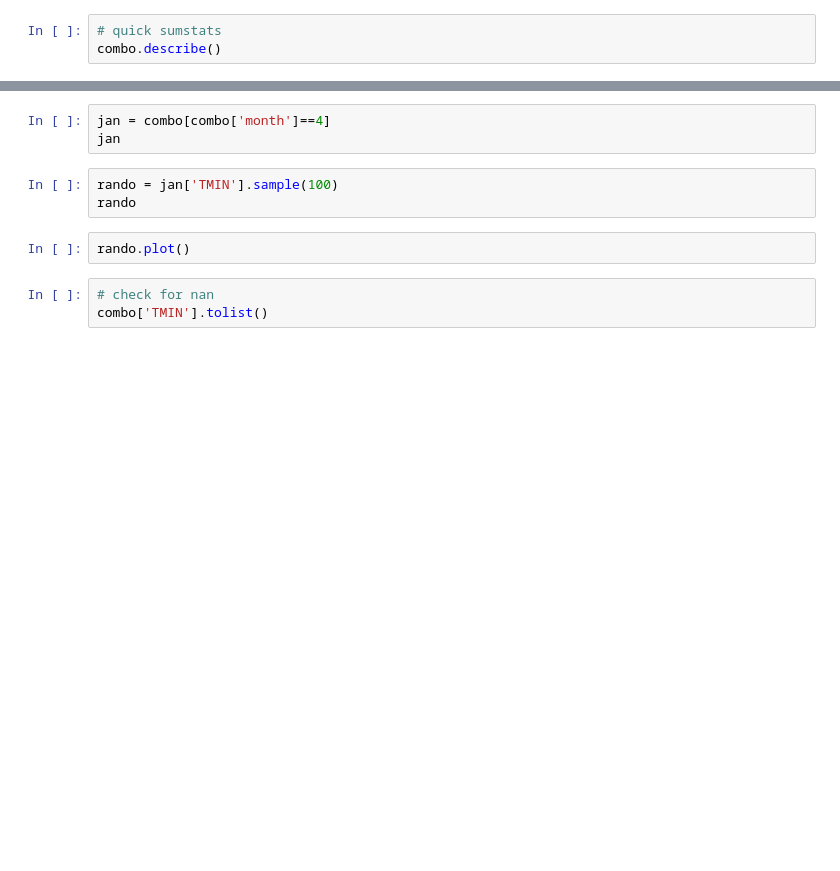
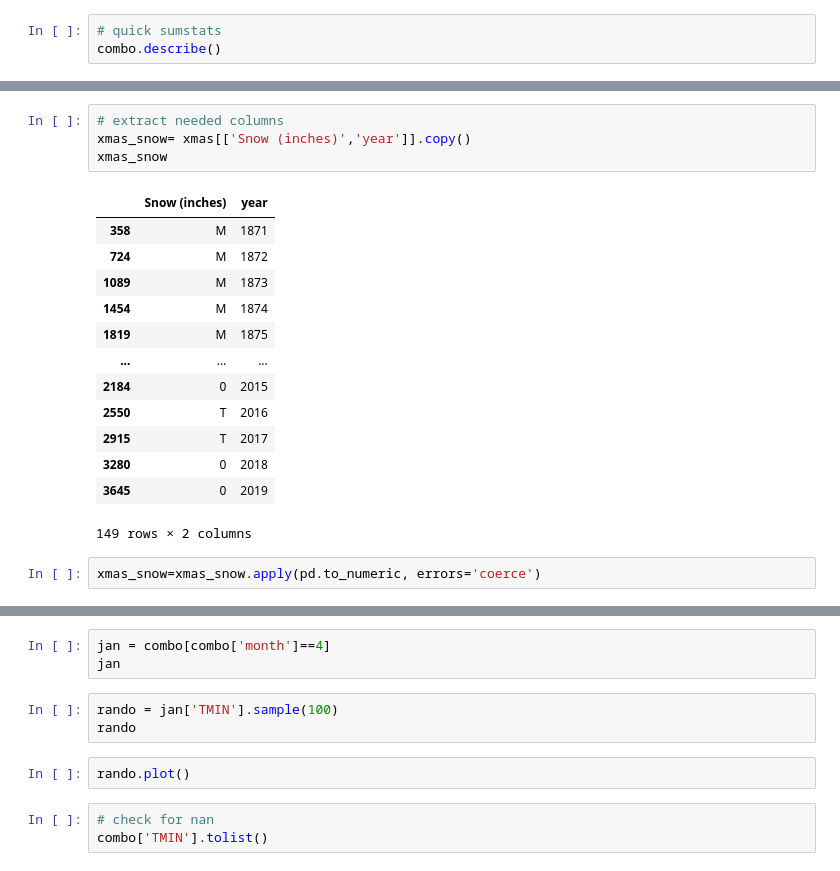
Before and after one commit to searanch/weather_lab, a Jupyter notebook: minneapolis_historical_weather.ipynb, the cells around one changed output, grey strips where cells are left out. Cells and saved outputs as stored; diff of their text form; blank space fills up the shorter version.

```diff
--- a/minneapolis_historical_weather.ipynb
+++ b/minneapolis_historical_weather.ipynb
@@ -25,0 +41,20 @@ combo
+# %%
+# extract needed columns
+xmas_snow= xmas[['Snow (inches)','year']].copy()
+xmas_snow
+# %% [output]
+|  | Snow (inches) | year |
+| 358 | M | 1871 |
+| 724 | M | 1872 |
+| 1089 | M | 1873 |
+| 1454 | M | 1874 |
+| 1819 | M | 1875 |
+| ... | ... | ... |
+| 2184 | 0 | 2015 |
+| 2550 | T | 2016 |
+| 2915 | T | 2017 |
+| 3280 | 0 | 2018 |
+| 3645 | 0 | 2019 |
+149 rows × 2 columns
+# %%
+xmas_snow=xmas_snow.apply(pd.to_numeric, errors='coerce')
```
Also changed, not shown: parts of 23 cells of this notebook, 22 other files.
